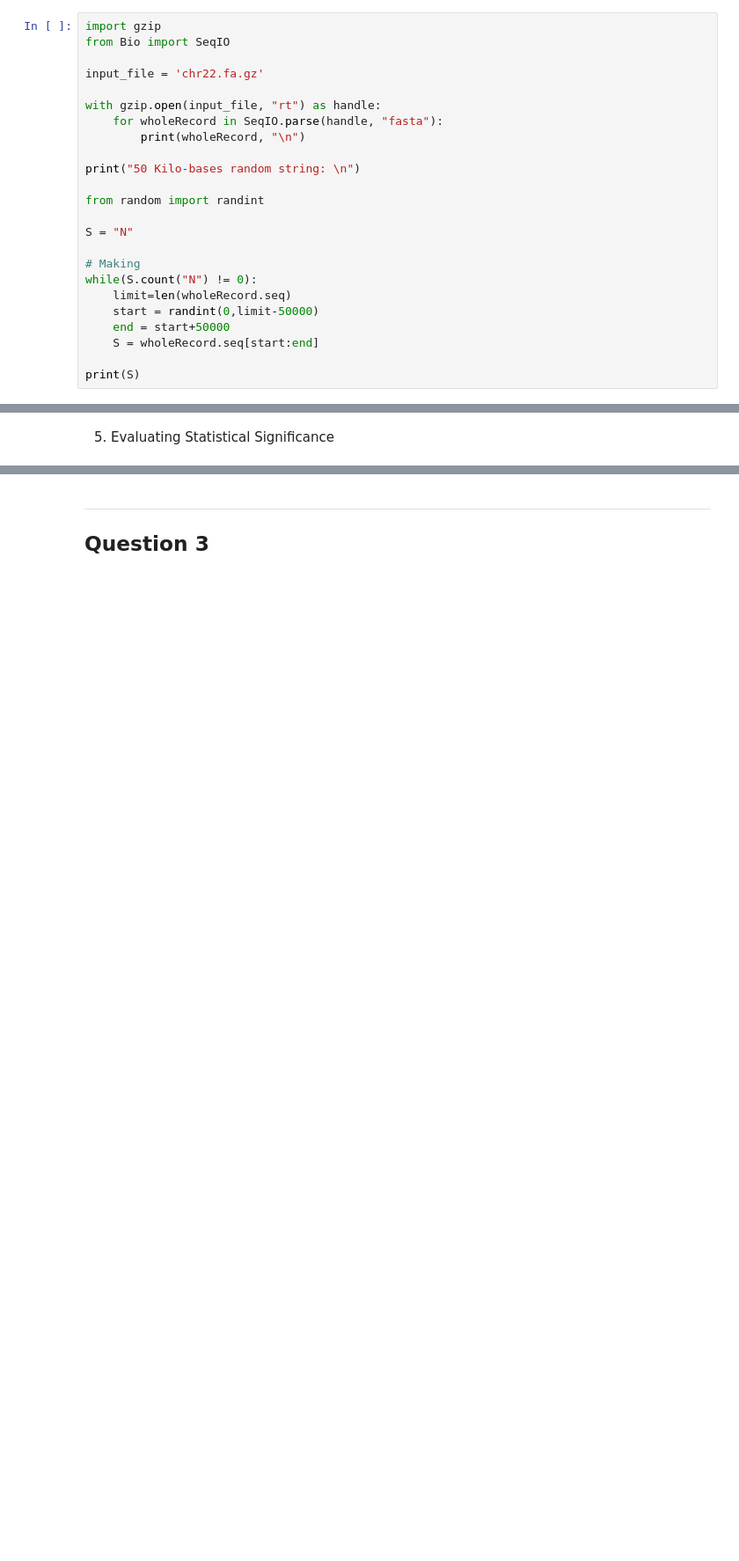
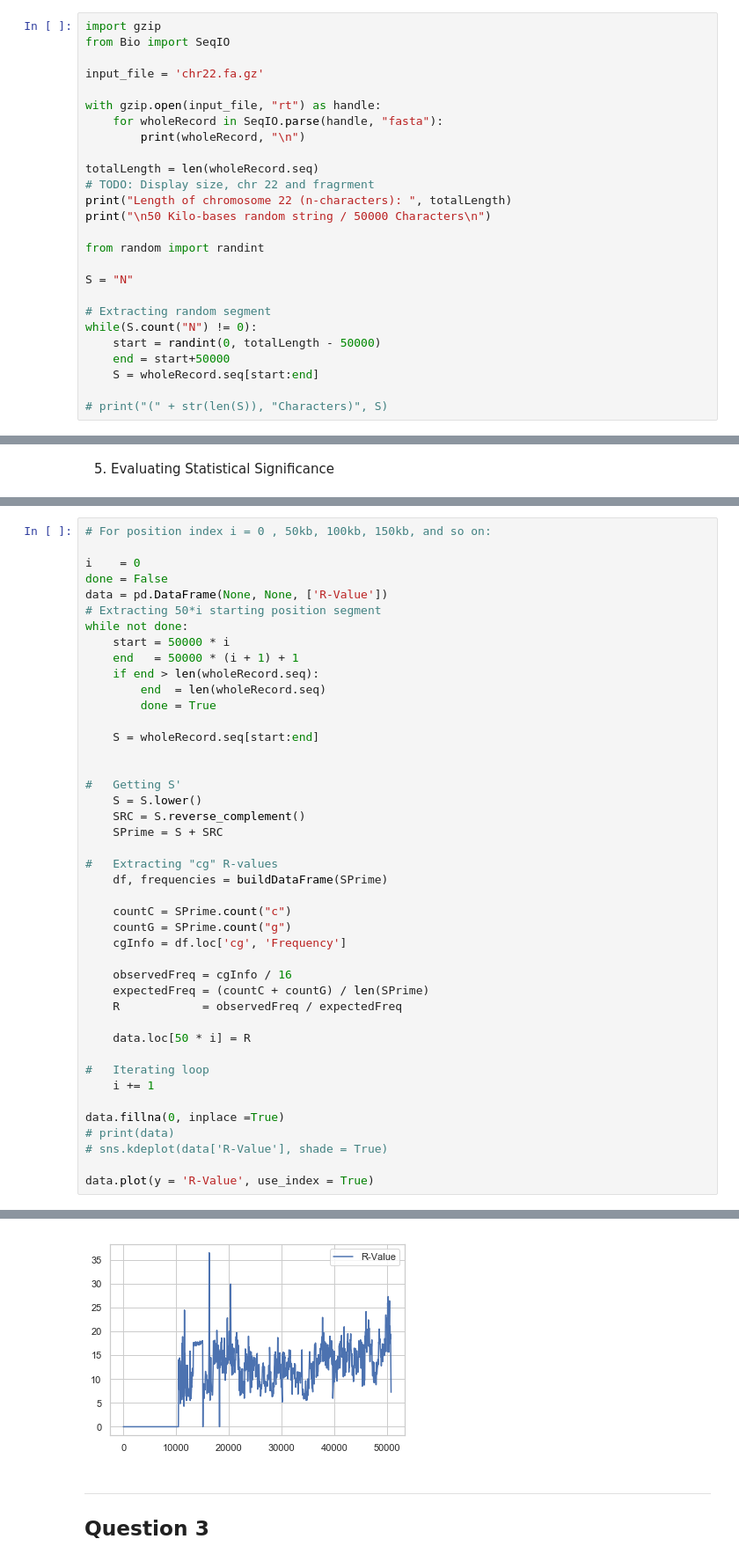
Before and after one commit to harveylallave/BIOINFO_MIDTERMS, a Jupyter notebook: BIOINFO_EXAM1.ipynb, the cells around one changed output, grey strips where cells are left out. Shown: that part at 88% size. Drawn from its saved outputs; the diff is of its cells as text; blank space fills up the shorter version.

```diff
--- a/BIOINFO_EXAM1.ipynb
+++ b/BIOINFO_EXAM1.ipynb
@@ -51,20 +51,22 @@ with gzip.open(input_file, "rt") as handle:
     for wholeRecord in SeqIO.parse(handle, "fasta"):
         print(wholeRecord, "\n")
 
-print("50 Kilo-bases random string: \n")
+totalLength = len(wholeRecord.seq)
+# TODO: Display size, chr 22 and fragrment
+print("Length of chromosome 22 (n-characters): ", totalLength)
+print("\n50 Kilo-bases random string / 50000 Characters\n")
 
 from random import randint
 
 S = "N"
 
-# Making
+# Extracting random segment
 while(S.count("N") != 0):
-    limit=len(wholeRecord.seq)
-    start = randint(0,limit-50000)
+    start = randint(0, totalLength - 50000)
     end = start+50000
     S = wholeRecord.seq[start:end]
 
-print(S)
+# print("(" + str(len(S)), "Characters)", S)
 # %% [output]
 ID: chr22
 Name: chr22
@@ -148,0 +228,44 @@ sns.barplot(x = df.index, y = 'Frequency', data = df, palette='Spectral')
+# %%
+# For position index i = 0 , 50kb, 100kb, 150kb, and so on:
+
+i    = 0
+done = False
+data = pd.DataFrame(None, None, ['R-Value'])
+# Extracting 50*i starting position segment
+while not done:
+    start = 50000 * i
+    end   = 50000 * (i + 1) + 1
+    if end > len(wholeRecord.seq):
+        end  = len(wholeRecord.seq)
+        done = True
+
+    S = wholeRecord.seq[start:end]
+
+
+#   Getting S'
+    S = S.lower()
+    SRC = S.reverse_complement()
+    SPrime = S + SRC
+
+#   Extracting "cg" R-values
+    df, frequencies = buildDataFrame(SPrime)
+
+    countC = SPrime.count("c")
+    countG = SPrime.count("g")
+    cgInfo = df.loc['cg', 'Frequency']
+
+    observedFreq = cgInfo / 16
+    expectedFreq = (countC + countG) / len(SPrime)
+    R            = observedFreq / expectedFreq
+
+    data.loc[50 * i] = R
+
+#   Iterating loop
+    i += 1
+
+data.fillna(0, inplace =True)
+# print(data)
+# sns.kdeplot(data['R-Value'], shade = True)
+
+data.plot(y = 'R-Value', use_index = True)
+# %% [output]
@@ -149,3 +273,4 @@ sns.barplot(x = df.index, y = 'Frequency', data = df, palette='Spectral')
+[figure, added]
 # %% [markdown]
 ---
 ## Question 3
```
Also changed, not shown: parts of 8 cells of this notebook.
